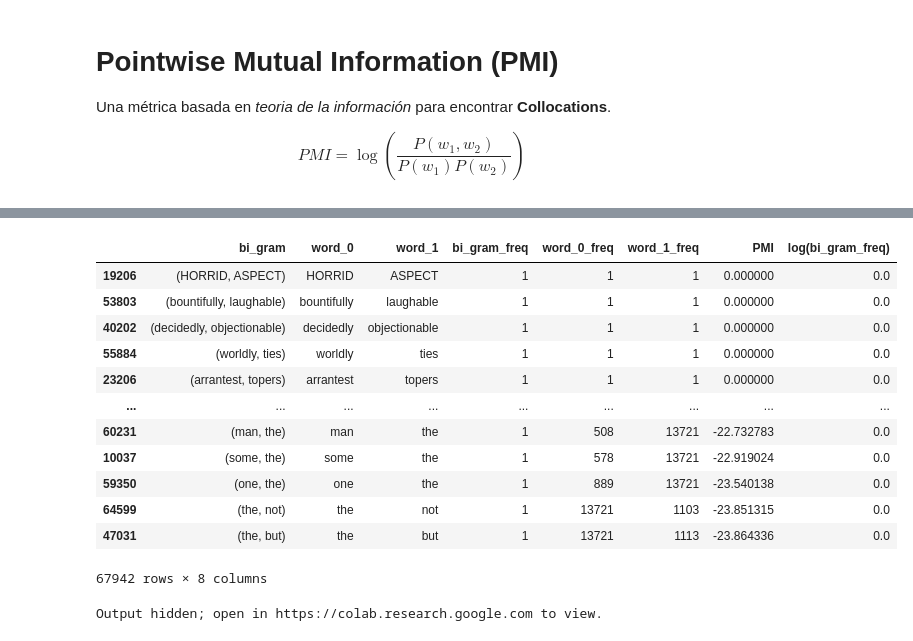
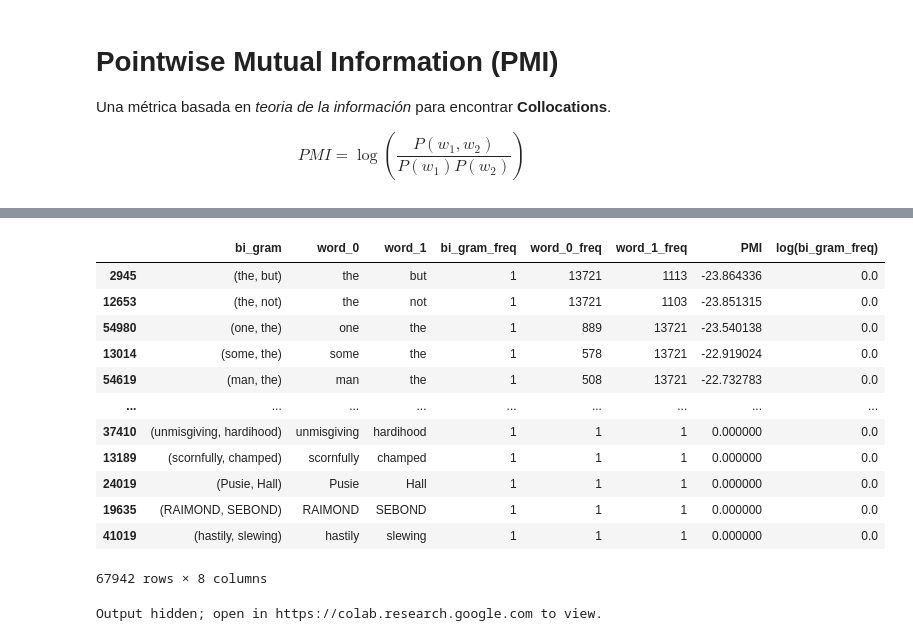
Before and after one commit to DanielYes/Fundamentos_NLP, a Jupyter notebook: c5_language_with_statistics_8eb5a13f-d244-43d8-a343-49f098f54e5e.ipynb, the cells around one changed output, grey strips where cells are left out. Saved outputs shown, nothing was run; the diff lists cells and outputs as text; code cells hidden in the pictures.

```diff
--- a/c5_language_with_statistics_8eb5a13f-d244-43d8-a343-49f098f54e5e.ipynb
+++ b/c5_language_with_statistics_8eb5a13f-d244-43d8-a343-49f098f54e5e.ipynb
@@ -190,19 +190,19 @@ df
 67942 rows × 8 columns
 # %%
-df.sort_values(by = 'PMI', ascending=False)
+df.sort_values(by = 'PMI', ascending=True)
 # %% [output]
 |  | bi_gram | word_0 | word_1 | bi_gram_freq | word_0_freq | word_1_freq | PMI | log(bi_gram_freq) |
-| 19206 | (HORRID, ASPECT) | HORRID | ASPECT | 1 | 1 | 1 | 0.000000 | 0.0 |
-| 53803 | (bountifully, laughable) | bountifully | laughable | 1 | 1 | 1 | 0.000000 | 0.0 |
-| 40202 | (decidedly, objectionable) | decidedly | objectionable | 1 | 1 | 1 | 0.000000 | 0.0 |
-| 55884 | (worldly, ties) | worldly | ties | 1 | 1 | 1 | 0.000000 | 0.0 |
-| 23206 | (arrantest, topers) | arrantest | topers | 1 | 1 | 1 | 0.000000 | 0.0 |
+| 2945 | (the, but) | the | but | 1 | 13721 | 1113 | -23.864336 | 0.0 |
+| 12653 | (the, not) | the | not | 1 | 13721 | 1103 | -23.851315 | 0.0 |
+| 54980 | (one, the) | one | the | 1 | 889 | 13721 | -23.540138 | 0.0 |
+| 13014 | (some, the) | some | the | 1 | 578 | 13721 | -22.919024 | 0.0 |
+| 54619 | (man, the) | man | the | 1 | 508 | 13721 | -22.732783 | 0.0 |
 | ... | ... | ... | ... | ... | ... | ... | ... | ... |
-| 60231 | (man, the) | man | the | 1 | 508 | 13721 | -22.732783 | 0.0 |
-| 10037 | (some, the) | some | the | 1 | 578 | 13721 | -22.919024 | 0.0 |
-| 59350 | (one, the) | one | the | 1 | 889 | 13721 | -23.540138 | 0.0 |
-| 64599 | (the, not) | the | not | 1 | 13721 | 1103 | -23.851315 | 0.0 |
-| 47031 | (the, but) | the | but | 1 | 13721 | 1113 | -23.864336 | 0.0 |
+| 37410 | (unmisgiving, hardihood) | unmisgiving | hardihood | 1 | 1 | 1 | 0.000000 | 0.0 |
+| 13189 | (scornfully, champed) | scornfully | champed | 1 | 1 | 1 | 0.000000 | 0.0 |
+| 24019 | (Pusie, Hall) | Pusie | Hall | 1 | 1 | 1 | 0.000000 | 0.0 |
+| 19635 | (RAIMOND, SEBOND) | RAIMOND | SEBOND | 1 | 1 | 1 | 0.000000 | 0.0 |
+| 41019 | (hastily, slewing) | hastily | slewing | 1 | 1 | 1 | 0.000000 | 0.0 |
 67942 rows × 8 columns
 # %%
 fig = px.scatter(x = df['PMI'].values, y = df['log(bi_gram_freq)'].values, color = df['PMI']+df['log(bi_gram_freq)'],
```
Also changed, not shown: parts of 2 cells of this notebook.
